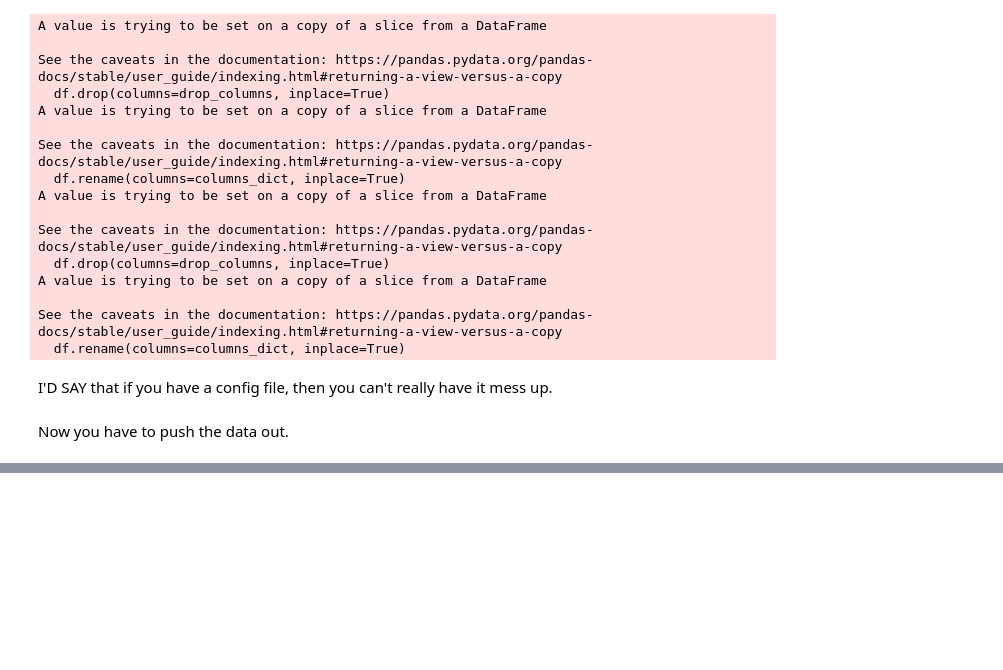
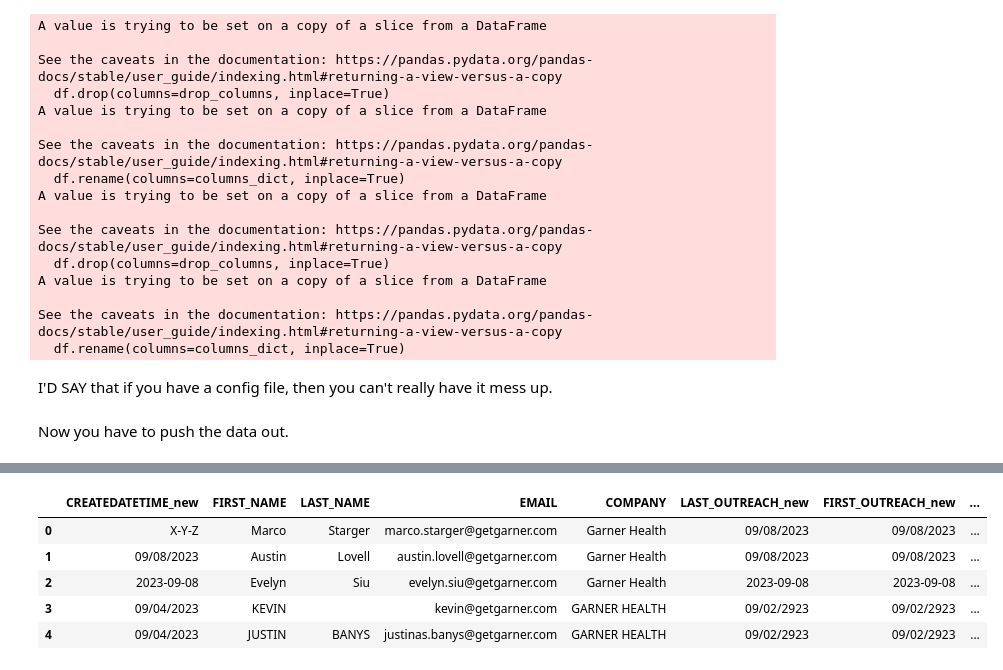
Before and after one commit to jlopez8/Jmail, a Jupyter notebook: jmailer/dev_nb.ipynb, the cells around one changed output, grey strips where cells are left out. Saved outputs shown, nothing was run; the diff lists cells and outputs as text; code cells hidden in the pictures; blank space fills up the shorter version.

```diff
--- a/jmailer/dev_nb.ipynb
+++ b/jmailer/dev_nb.ipynb
@@ -408,0 +432,23 @@ NameError: name 'logger' is not defined
+# %%
+df_original = wks.get_as_df()
+df_original
+
+
+row1 = df_original.iloc[[0]].copy(deep=True)
+row1["CREATEDATETIME"] = "X-Y-Z"
+
+push_data_2 = df_original.copy(deep=True)
+
+push_data_2.iloc[[0]] = row1
+push_data_2
+
+
+# df_update_2 = update_dataframe_conditionally(
+#     push_data_2,
+#     df_original,
+#     merge_columns,
+#     fixed_columns,
+#     update_columns,
+#     sort_by="CREATEDATETIME",
+#     ascending=False,
+# )
@@ -408,0 +558,9 @@ NameError: name 'logger' is not defined
+# %%
+merged_df # makes sense they have everything in common so outer merge wont' do a thing
+# %% [output]
+|  | CREATEDATETIME_new | FIRST_NAME | LAST_NAME | EMAIL | COMPANY | LAST_OUTREACH_new | FIRST_OUTREACH_new | ... |
+| 0 | X-Y-Z | Marco | Starger | marco.starger@getgarner.com | Garner Health | 09/08/2023 | 09/08/2023 | ... |
+| 1 | 09/08/2023 | Austin | Lovell | austin.lovell@getgarner.com | Garner Health | 09/08/2023 | 09/08/2023 | ... |
+| 2 | 2023-09-08 | Evelyn | Siu | evelyn.siu@getgarner.com | Garner Health | 2023-09-08 | 2023-09-08 | ... |
+| 3 | 09/04/2023 | KEVIN |  | kevin@getgarner.com | GARNER HEALTH | 09/02/2923 | 09/02/2923 | ... |
+| 4 | 09/04/2023 | JUSTIN | BANYS | justinas.banys@getgarner.com | GARNER HEALTH | 09/02/2923 | 09/02/2923 | ... |
```
Also changed, not shown: parts of 25 cells of this notebook.
